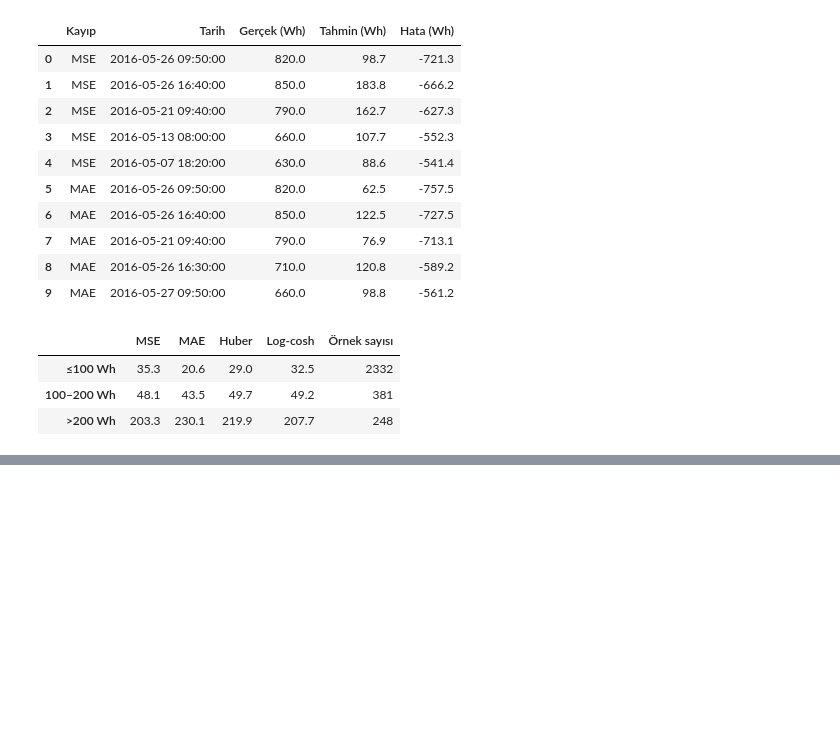
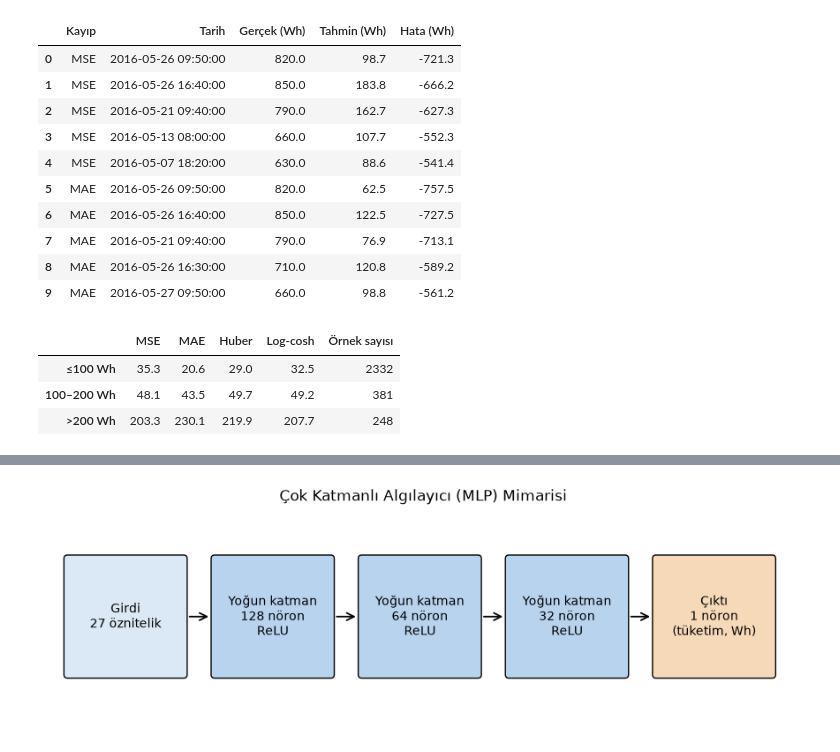
Before and after one commit to alperennakdeniz/loss-function-appliances-energy, a Jupyter notebook: notebooks/01_veri_kesfi.ipynb, the cells around one changed output, grey strips where cells are left out. Cells and saved outputs as stored; diff of their text form; code cells hidden in the pictures; blank space fills up the shorter version.

```diff
--- a/notebooks/01_veri_kesfi.ipynb
+++ b/notebooks/01_veri_kesfi.ipynb
@@ -858,0 +989,22 @@ tab
+# %%
+from matplotlib.patches import FancyBboxPatch, FancyArrowPatch
+
+labels = [f"Girdi\n{Xtr.shape[1]} öznitelik", "Yoğun katman\n128 nöron\nReLU",
+          "Yoğun katman\n64 nöron\nReLU", "Yoğun katman\n32 nöron\nReLU", "Çıktı\n1 nöron\n(tüketim, Wh)"]
+colors = ["#dbe9f6", "#b7d3ee", "#b7d3ee", "#b7d3ee", "#f6d9b8"]
+
+fig, ax = plt.subplots(figsize=(11, 3.2))
+ax.set_xlim(0, 11); ax.set_ylim(0, 3); ax.axis("off")
+for i, (lab, col) in enumerate(zip(labels, colors)):
+    x = 0.3 + i * 2.15
+    ax.add_patch(FancyBboxPatch((x, 0.7), 1.7, 1.6, boxstyle="round,pad=0.05",
+                                fc=col, ec="black", lw=1))
+    ax.text(x + 0.85, 1.5, lab, ha="center", va="center", fontsize=10)
+    if i < len(labels) - 1:
+        ax.add_patch(FancyArrowPatch((x + 1.75, 1.5), (x + 2.1, 1.5),
+                                     arrowstyle="->", mutation_scale=15, lw=1.3))
+ax.set_title("Çok Katmanlı Algılayıcı (MLP) Mimarisi", fontsize=12)
+plt.savefig("../figures/G3_mimari.png", dpi=300, bbox_inches="tight")
+plt.show()
+# %% [output]
+[figure, added]
```
Also changed, not shown: parts of 8 cells of this notebook, 3 other files.
